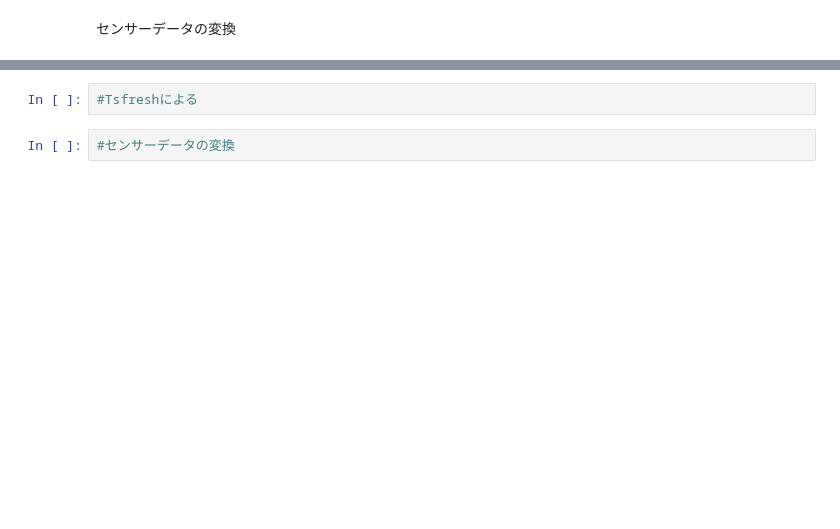
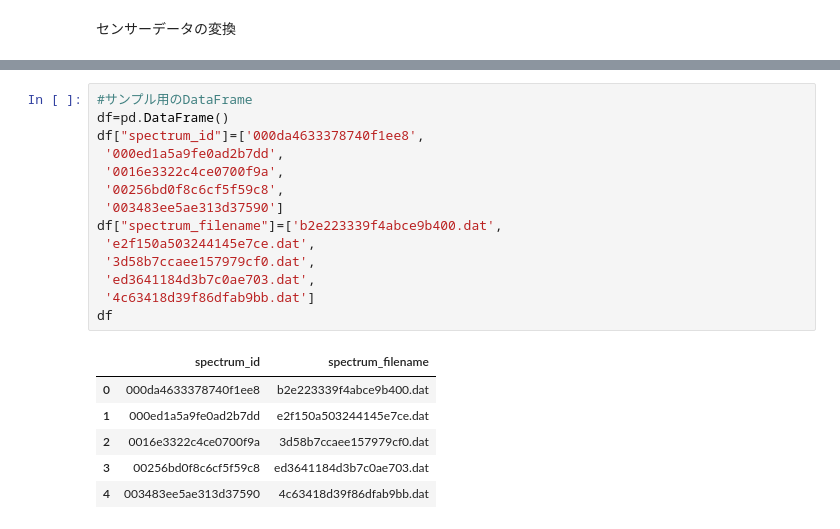
Before and after one commit to lemmingy/My_pipelines, a Jupyter notebook: Sensor_data.ipynb, the cells around one changed output, grey strips where cells are left out. Saved outputs shown, nothing was run; the diff lists cells and outputs as text; blank space fills up the shorter version.

```diff
--- a/Sensor_data.ipynb
+++ b/Sensor_data.ipynb
@@ -35,4 +33,21 @@ ModuleNotFoundError: ignored
-# %%
-#Tsfreshによる
-# %%
-#センサーデータの変換
+# %%
+#サンプル用のDataFrame
+df=pd.DataFrame()
+df["spectrum_id"]=['000da4633378740f1ee8',
+ '000ed1a5a9fe0ad2b7dd',
+ '0016e3322c4ce0700f9a',
+ '00256bd0f8c6cf5f59c8',
+ '003483ee5ae313d37590']
+df["spectrum_filename"]=['b2e223339f4abce9b400.dat',
+ 'e2f150a503244145e7ce.dat',
+ '3d58b7ccaee157979cf0.dat',
+ 'ed3641184d3b7c0ae703.dat',
+ '4c63418d39f86dfab9bb.dat']
+df
+# %% [output]
+|  | spectrum_id | spectrum_filename |
+| 0 | 000da4633378740f1ee8 | b2e223339f4abce9b400.dat |
+| 1 | 000ed1a5a9fe0ad2b7dd | e2f150a503244145e7ce.dat |
+| 2 | 0016e3322c4ce0700f9a | 3d58b7ccaee157979cf0.dat |
+| 3 | 00256bd0f8c6cf5f59c8 | ed3641184d3b7c0ae703.dat |
+| 4 | 003483ee5ae313d37590 | 4c63418d39f86dfab9bb.dat |
```
Also changed, not shown: parts of 7 cells of this notebook.
